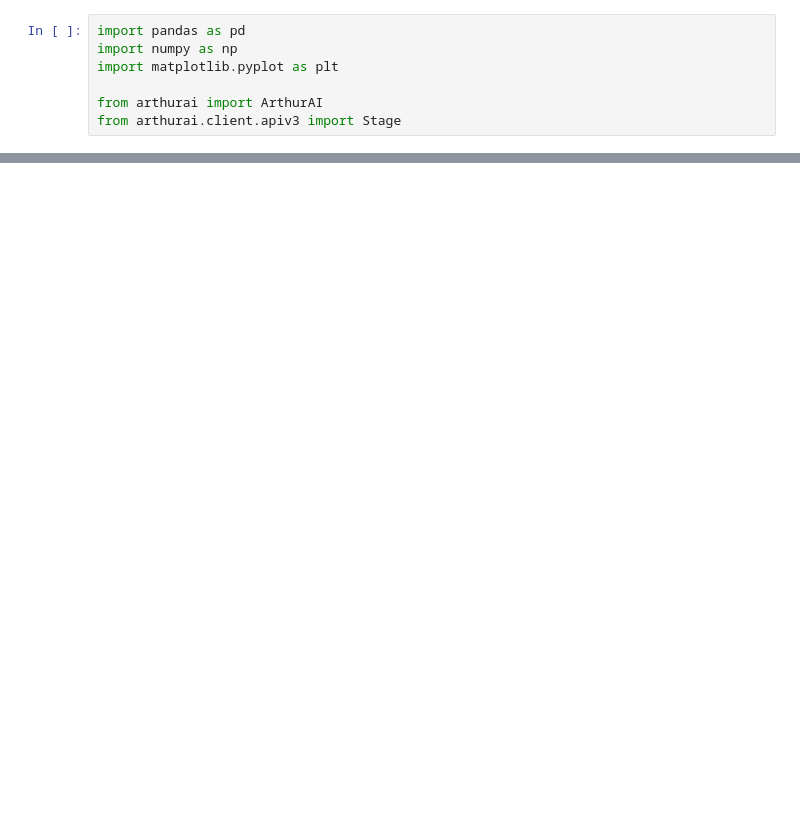
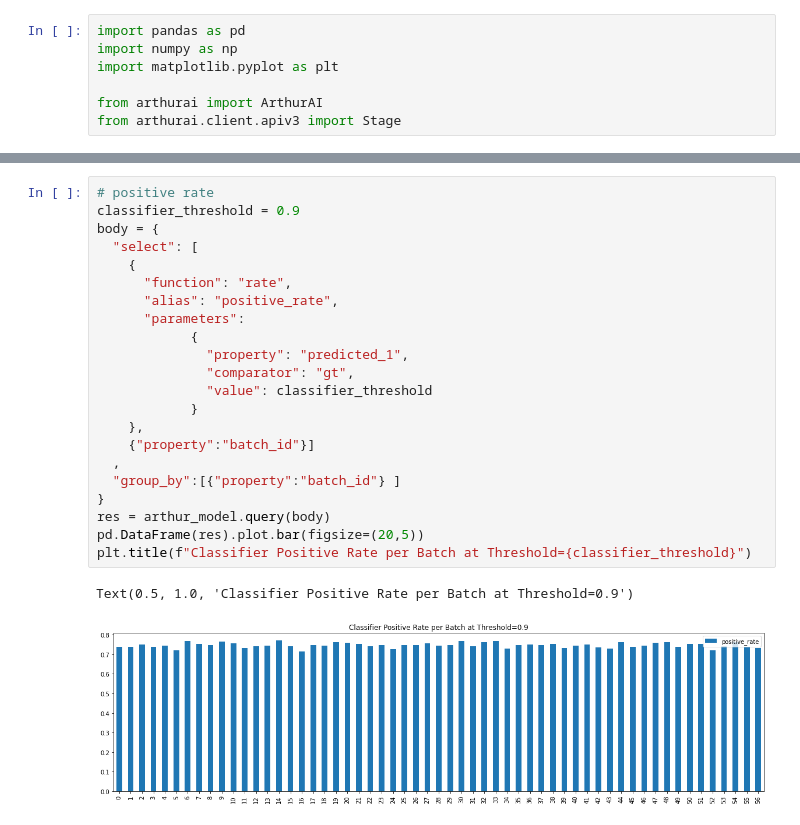
Before and after one commit to arthur-ai/arthur-sandbox, a Jupyter notebook: SDK_examples/QueryGuide.ipynb, the cells around one changed output, grey strips where cells are left out. Saved outputs shown, nothing was run; the diff lists cells and outputs as text; blank space fills up the shorter version.

```diff
--- a/SDK_examples/QueryGuide.ipynb
+++ b/SDK_examples/QueryGuide.ipynb
@@ -127,0 +47,25 @@ pd.DataFrame(response).pivot(index="batch_id",columns=feature_name, values="cnt"
+# %%
+# positive rate
+classifier_threshold = 0.9
+body = {
+  "select": [
+    {
+      "function": "rate",
+      "alias": "positive_rate",
+      "parameters":
+            {
+              "property": "predicted_1",
+              "comparator": "gt",
+              "value": classifier_threshold
+            }
+    },
+    {"property":"batch_id"}]
+  ,
+  "group_by":[{"property":"batch_id"} ]
+}
+res = arthur_model.query(body)
+pd.DataFrame(res).plot.bar(figsize=(20,5))
+plt.title(f"Classifier Positive Rate per Batch at Threshold={classifier_threshold}")
+# %% [output]
+Text(0.5, 1.0, 'Classifier Positive Rate per Batch at Threshold=0.9')
+[figure, added]
```
Also changed, not shown: parts of 35 cells of this notebook, 1 other file.
